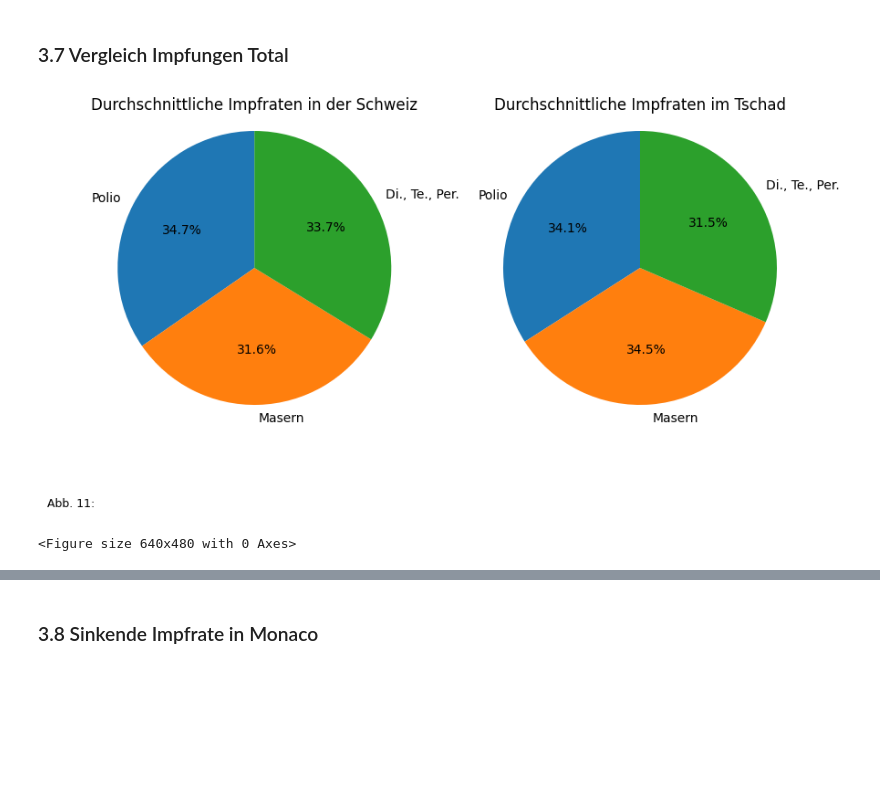
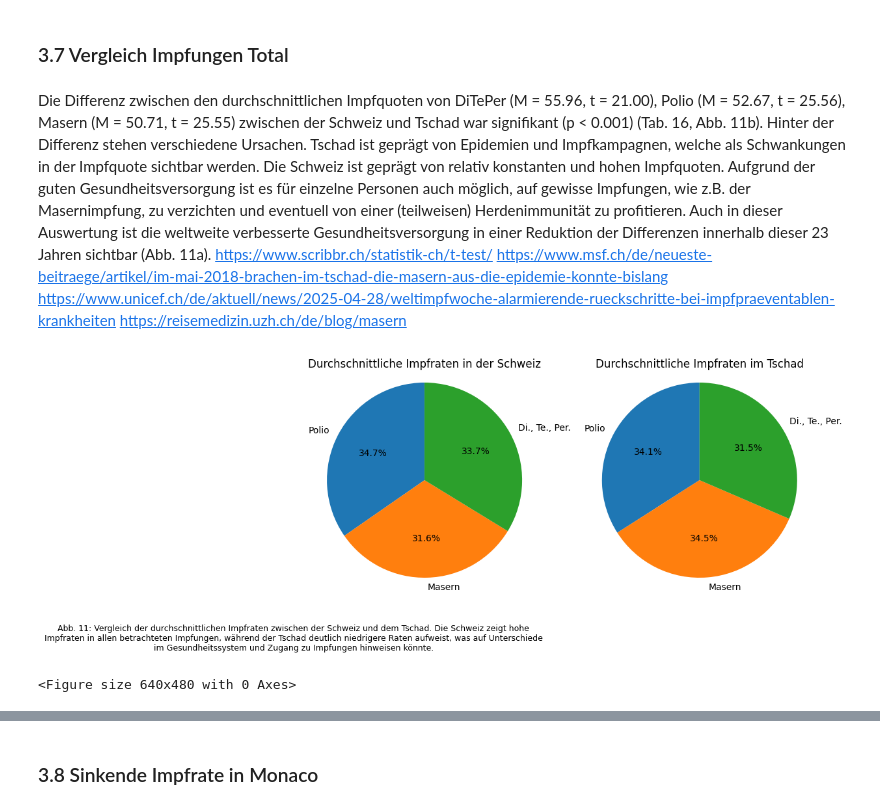
Before and after one commit to gandlea/LN-2-HS2025, a Jupyter notebook: Leistungsnachweis.ipynb, the cells around one changed output, grey strips where cells are left out. Saved outputs shown, nothing was run; the diff lists cells and outputs as text; code cells hidden in the pictures; blank space fills up the shorter version.

Commit message:
Zwischenstand

```diff
--- a/Leistungsnachweis.ipynb
+++ b/Leistungsnachweis.ipynb
@@ -29,0 +19,21 @@ except Exception:
+# %%
+import pandas as pd
+import numpy as np
+import matplotlib.pyplot as plt
+import math
+try:
+    import mpmath as mp
+except Exception:
+    import sys, subprocess
+    subprocess.check_call([sys.executable, "-m", "pip", "install", "mpmath"])
+    import mpmath as mp
+# Load dataframes here so `rename_df` is defined when the top cell is run
+from IPython.display import display, Markdown
+try:
+    df1 = pd.read_csv("global-vaccination-coverage.csv", skiprows=1, names=["Entity","Code","Year","Share of one-year-olds who have had three doses of the hepatitis B vaccine","Share of one-year-olds vaccinated against Haemophilus influenzae type b","Share of one-year-olds who have had the one dose of the inactivated polio vaccine","Share of one-year-olds who have had one dose of the measles vaccine","Share of one-year-olds who have had the third dose of the pneumococcal conjugate vaccine","Share of one-year-olds who have had three doses of the polio vaccine","Share of one-year-olds vaccinated against rubella","Share of one-year-olds vaccinated against rotavirus","Share of one-year-olds who have had three doses of the diphtheria, tetanus and pertussis vaccine"])
+    df2 = pd.read_csv("child-mortality.csv", skiprows=1, names=["Entity","Code","Year","Child mortality rate"])
+    merge_df = pd.merge(df1, df2, on=['Entity', 'Year'])
+    rename_df = merge_df.rename(columns={'Share of one-year-olds who have had three doses of the hepatitis B vaccine': 'Hepatitis B Vaccine Coverage','Share of one-year-olds vaccinated against Haemophilus influenzae type b': 'Hib Vaccine Coverage','Share of one-year-olds who have had the one dose of the inactivated polio vaccine': 'Inactivated Polio Vaccine Coverage','Share of one-year-olds who have had one dose of the measles vaccine': 'Measles Vaccine Coverage','Share of one-year-olds who have had the third dose of the pneumococcal conjugate vaccine': 'Pneumococcal Conjugate Vaccine Coverage','Share of one-year-olds who have had three doses of the polio vaccine': 'Polio Vaccine Coverage','Share of one-year-olds vaccinated against rubella': 'Rubella Vaccine Coverage','Share of one-year-olds vaccinated against rotavirus': 'Rotavirus Vaccine Coverage','Share of one-year-olds who have had three doses of the diphtheria, tetanus and pertussis vaccine': 'Di te per Vaccine Coverage','Child mortality rate': 'Child Mortality Rate'})
+    display(Markdown("**Info:** `rename_df` created (merged CSVs). Run this top cell before others."))
+except FileNotFoundError as e:
+    display(Markdown(f"**Warning:** could not find CSV files: {e}"))
@@ -781,6 +793,12 @@ Durchschnittliche Korrelation: -0.670
 Standardabweichung: 0.058
 # %% [markdown]
 ### 3.7 Vergleich Impfungen Total
+# %% [markdown]
+Die Differenz zwischen den durchschnittlichen Impfquoten von DiTePer (M = 55.96, t = 21.00), Polio (M = 52.67, t = 25.56), Masern (M = 50.71, t = 25.55) zwischen der Schweiz und Tschad war signifikant (p < 0.001) (Tab. 16, Abb. 11b). Hinter der Differenz stehen verschiedene Ursachen. Tschad ist geprägt von Epidemien und Impfkampagnen, welche als Schwankungen in der Impfquote sichtbar werden. Die Schweiz ist geprägt von relativ konstanten und hohen Impfquoten. Aufgrund der guten Gesundheitsversorgung ist es für einzelne Personen auch möglich, auf gewisse Impfungen, wie z.B. der Masernimpfung, zu verzichten und eventuell von einer (teilweisen) Herdenimmunität zu profitieren. Auch in dieser Auswertung ist die weltweite verbesserte Gesundheitsversorgung in einer Reduktion der Differenzen innerhalb dieser 23 Jahren sichtbar (Abb. 11a).
+https://www.scribbr.ch/statistik-ch/t-test/
+https://www.msf.ch/de/neueste-beitraege/artikel/im-mai-2018-brachen-im-tschad-die-masern-aus-die-epidemie-konnte-bislang
+https://www.unicef.ch/de/aktuell/news/2025-04-28/weltimpfwoche-alarmierende-rueckschritte-bei-impfpraeventablen-krankheiten
+https://reisemedizin.uzh.ch/de/blog/masern
 # %%
 country_schweiz = "Switzerland"
 country_chad = "Chad"
@@ -819,35 +837,35 @@ axes[0].axis("equal")  # runder Kreis
 axes[1].pie(
     werte2,
     labels=werte2.index,
     autopct="%1.1f%%",
     startangle=90
 )
 axes[1].set_title(f"Durchschnittliche Impfraten im {label_chad}")
 axes[1].axis("equal")  # runder Kreis
 
 
 # ... dein pie-code oben (axes[0].pie..., axes[1].pie..., set_title..., axis("equal") ...)
 
 caption = (
-    "Abb. 11: "
+    "Abb. 11: Vergleich der durchschnittlichen Impfraten zwischen der Schweiz und dem Tschad. Die Schweiz zeigt hohe Impfraten in allen betrachteten Impfungen, während der Tschad deutlich niedrigere Raten aufweist, was auf Unterschiede im Gesundheitssystem und Zugang zu Impfungen hinweisen könnte."
 )
 
 fig.subplots_adjust(bottom=0.22)  # Platz unten schaffen
 fig.text(
     0.1, 0.02,
     textwrap.fill(caption, 120),
     ha="center", va="bottom",
     fontsize=9
 )
 
 
 
 plt.show()
 
 
 plt.tight_layout()
 # %% [output]
-[figure, old version]
+[figure, new version]
 <Figure size 640x480 with 0 Axes>
 # %%
 country_schweiz = "Switzerland"
```
Also changed, not shown: parts of 3 cells of this notebook, 4 other files.
